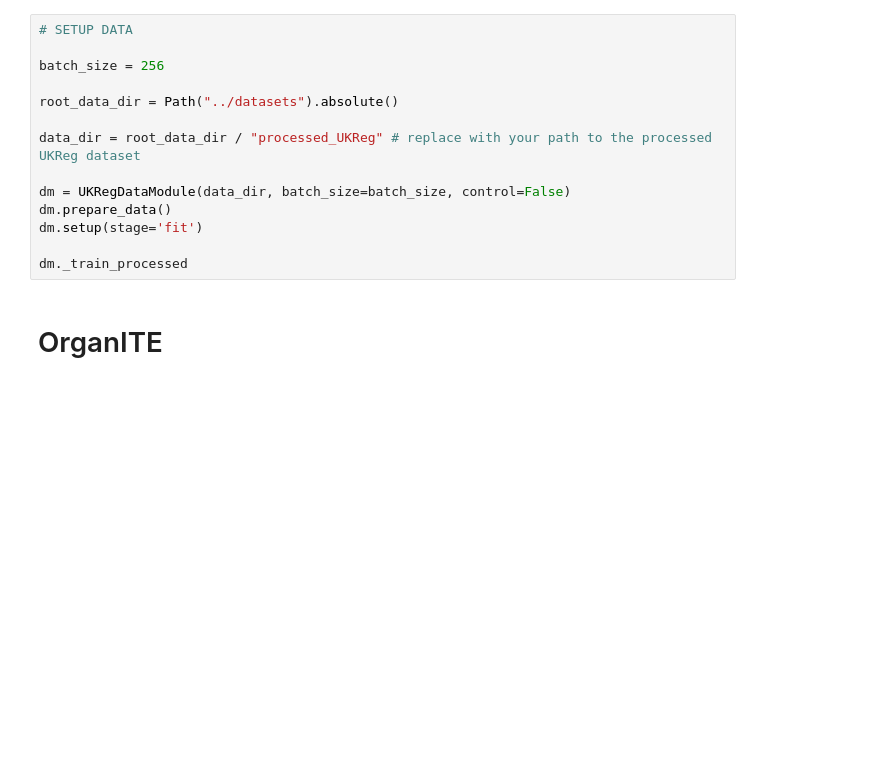
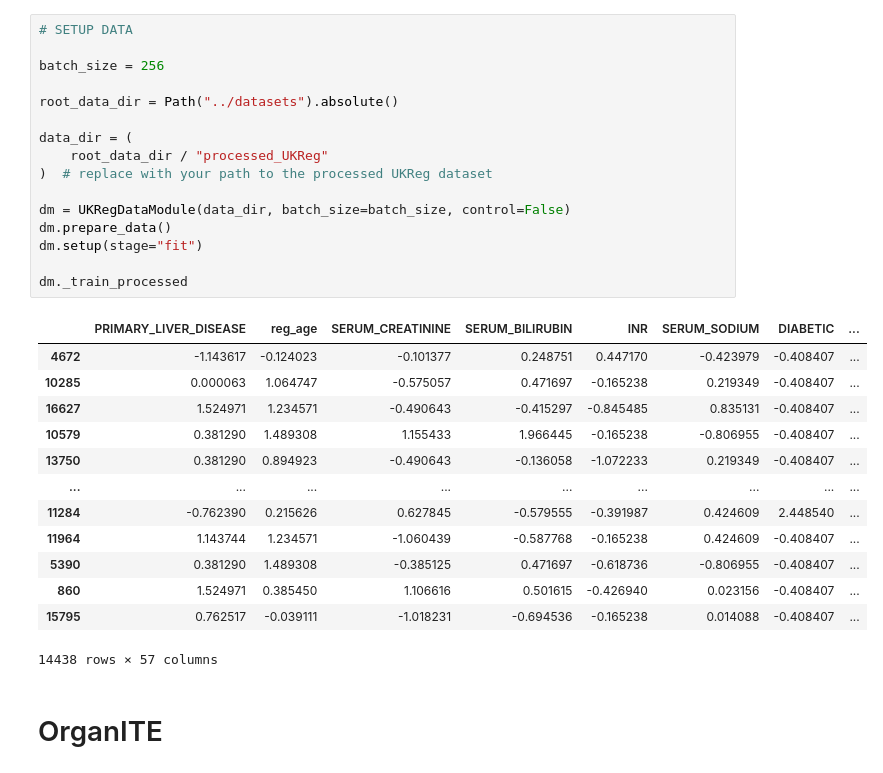
Before and after one commit to jeroenbe/organsync, a Jupyter notebook: experiments/notebooks/organboard/ukreg_train_nn.ipynb, the cells around one changed output. Cells and saved outputs as stored; diff of their text form; blank space fills up the shorter version.

```diff
--- a/experiments/notebooks/organboard/ukreg_train_nn.ipynb
+++ b/experiments/notebooks/organboard/ukreg_train_nn.ipynb
@@ -32,17 +36,33 @@ warnings.filterwarnings('ignore')
 # %%
 # SETUP DATA
 
 batch_size = 256
 
 root_data_dir = Path("../datasets").absolute()
 
-data_dir = root_data_dir / "processed_UKReg" # replace with your path to the processed UKReg dataset
+data_dir = (
+    root_data_dir / "processed_UKReg"
+)  # replace with your path to the processed UKReg dataset
 
 dm = UKRegDataModule(data_dir, batch_size=batch_size, control=False)
 dm.prepare_data()
-dm.setup(stage='fit')
+dm.setup(stage="fit")
 
 dm._train_processed
+# %% [output]
+|  | PRIMARY_LIVER_DISEASE | reg_age | SERUM_CREATININE | SERUM_BILIRUBIN | INR | SERUM_SODIUM | DIABETIC | ... |
+| 4672 | -1.143617 | -0.124023 | -0.101377 | 0.248751 | 0.447170 | -0.423979 | -0.408407 | ... |
+| 10285 | 0.000063 | 1.064747 | -0.575057 | 0.471697 | -0.165238 | 0.219349 | -0.408407 | ... |
+| 16627 | 1.524971 | 1.234571 | -0.490643 | -0.415297 | -0.845485 | 0.835131 | -0.408407 | ... |
+| 10579 | 0.381290 | 1.489308 | 1.155433 | 1.966445 | -0.165238 | -0.806955 | -0.408407 | ... |
+| 13750 | 0.381290 | 0.894923 | -0.490643 | -0.136058 | -1.072233 | 0.219349 | -0.408407 | ... |
+| ... | ... | ... | ... | ... | ... | ... | ... | ... |
+| 11284 | -0.762390 | 0.215626 | 0.627845 | -0.579555 | -0.391987 | 0.424609 | 2.448540 | ... |
+| 11964 | 1.143744 | 1.234571 | -1.060439 | -0.587768 | -0.165238 | 0.424609 | -0.408407 | ... |
+| 5390 | 0.381290 | 1.489308 | -0.385125 | 0.471697 | -0.618736 | -0.806955 | -0.408407 | ... |
+| 860 | 1.524971 | 0.385450 | 1.106616 | 0.501615 | -0.426940 | 0.023156 | -0.408407 | ... |
+| 15795 | 0.762517 | -0.039111 | -1.018231 | -0.694536 | -0.165238 | 0.014088 | -0.408407 | ... |
+14438 rows × 57 columns
 # %% [markdown]
 # OrganITE
 # %%
```
Also changed, not shown: parts of 6 cells of this notebook, 10 other files.
